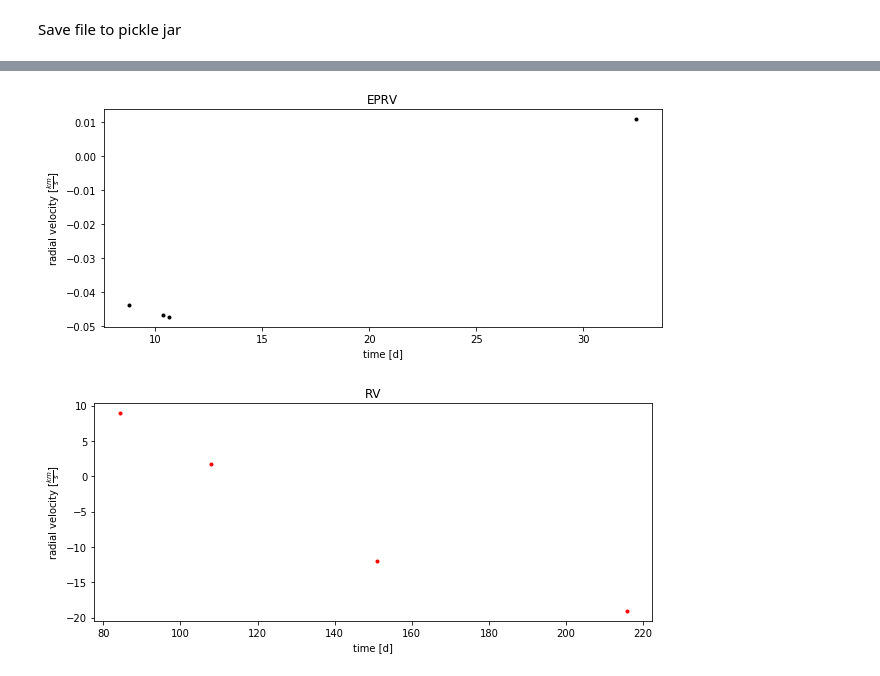
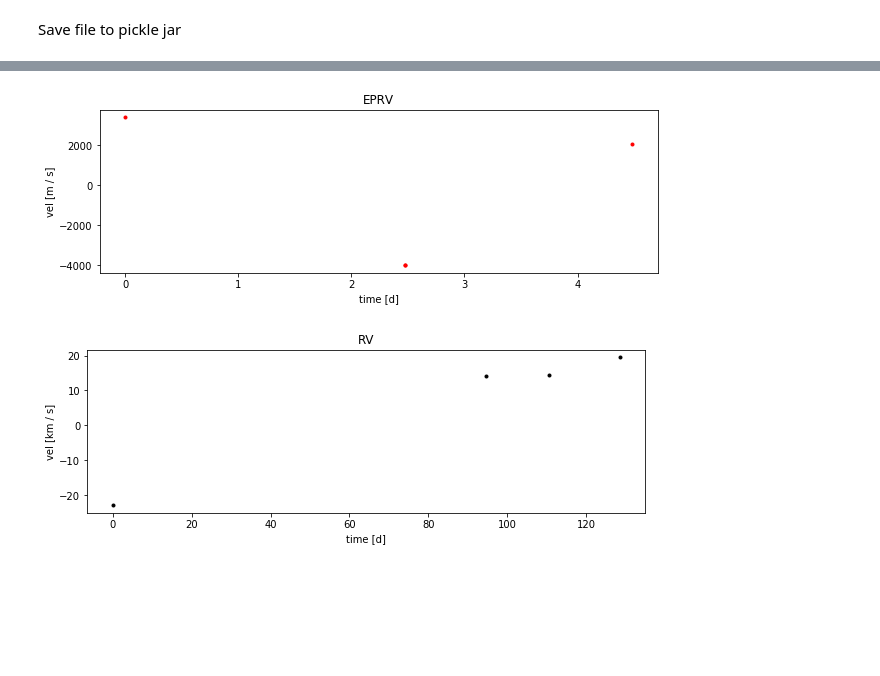
Before and after one commit to mdd423/WobbleSim, a Jupyter notebook: simulacraexample2.0.ipynb, the cells around one changed output, grey strips where cells are left out. Drawn from its saved outputs; the diff is of its cells as text; code cells hidden in the pictures; blank space fills up the shorter version.

```diff
--- a/simulacraexample2.0.ipynb
+++ b/simulacraexample2.0.ipynb
@@ -73,3 +69,7 @@ tellurics_model.humidity    = 50.0
+# %%
+tellurics_model.pressure    = np.random.uniform(870,880,epoches) * u.hPa
+tellurics_model.humidity    = np.random.uniform(45.0,55.0,epoches)
+tellurics_model.temperature = np.random.uniform(300,310,epoches) * u.Kelvin
 # %% [markdown]
 <h2>Star Model</h2>
 Here we define the star model with some temperature, distance, logg, and companion parameters. The logg, T, z, and alpha parameters must correspond to an appropriate atmosphere model from the PHOENIX libraray online. Then also give it some companion parameters that could affect its velocity. This is what we will be trying to find use jabble.
@@ -81,8 +81,8 @@ T    = 4800
 z    = -1.0
 alpha= 0.4
 distance  = 20 * u.lyr
-amplitude = 50 * u.m/u.s
-period    = 65 * u.day
+amplitude = 4 * u.km/u.s
+period    = 6 * u.day
 stellar_model = PhoenixModel(distance,alpha,z,T,logg,target,amplitude,period)
 # %% [output]
 using saved wave file
@@ -95,7 +95,7 @@ from simulacra.detector import Detector, spacing_from_res
 <h2>Detector</h2>
 Here we define our detector giving it an aperature area, resolution, dark current, read noise, and ccd efficiency. All of these can be except area can be given as an array of the same size as the wave_grid (eg. if the detector has varying resolution or noise levels)
 # %%
-resolution = 130_000
+resolution = 100_000
 area = 10 * u.m**2
 exp_times = 8 * np.ones(epoches)* u.minute
 dark_current = 1/u.s
@@ -103,7 +103,7 @@ read_noise   = 1
 ccd_eff      = 0.99
 through_put  = 0.2
 
-delta_x = spacing_from_res(resolution)
+delta_x = spacing_from_res(2*resolution)
 x_grid = np.arange(np.log(wave_min.to(u.Angstrom).value),np.log(wave_max.to(u.Angstrom).value),delta_x)
 wave_grid = np.exp(x_grid) * u.Angstrom
 
@@ -187,14 +185,14 @@ fig, axes = plt.subplots(n_plots,figsize=(20,5 * n_plots),sharex=True,sharey=Tru
 fig.text(0.5, 0.04, 'Wavelength [{}]'.format(plt_unit), ha='center', va='center')
 fig.text(0.06, 0.5, 'Flux', ha='center', va='center', rotation='vertical')
 for i in range(n_plots):
-    axes[i].set_xlim(np.log(9250),np.log(9265))
-    axes[i].set_ylim(-1.2,1.2)
+    axes[i].set_xlim(np.log(9297),np.log(9300))
+#     axes[i].set_ylim(-1.2,1.2)
 #     data.plot_data(axes[i],sort_times[i],xy='x',units=plt_unit,normalize=normalize,nargs=[sigma])
-    data.plot_tellurics(axes[i],sort_times[i],xy='x',units=plt_unit)
+    data.plot_tellurics(axes[i],sort_times[i],xy='x',units=plt_unit)#,normalize=normalize,nargs=[sigma]
 #     data.plot_gas(axes[i],sort_times[i],xy='x',units=plt_unit)
-    data.plot_theory(axes[i],sort_times[i],xy='x',units=plt_unit,normalize=normalize,nargs=[sigma])
-    data.plot_lsf(axes[i],sort_times[i],xy='x',units=plt_unit,normalize=normalize,nargs=[sigma])
-    data.plot_star(axes[i],sort_times[i],xy='x',units=plt_unit,normalize=normalize,nargs=[sigma])
+    data.plot_theory(axes[i],sort_times[i],xy='x',units=plt_unit)
+#     data.plot_lsf(axes[i],sort_times[i],xy='x',units=plt_unit)
+    data.plot_star(axes[i],sort_times[i],xy='x',units=plt_unit)
 plt.savefig('out/datatest5.png')
 plt.show()
 # %% [output]
@@ -232,25 +220,25 @@ theory: <class 'dict'>
 ----temperature: <class 'astropy.units.quantity.Quantity'>
 # %%
 times = at.Time([obs_times[i] + exp_times[i]/2 for i in range(len(obs_times))])
-periodic_times = np.array([(x-at.Time.now()).to(u.day).value % period.to(u.day).value for x in times])
-
 rv = data['data']['rvs'].to(u.km/u.s)
 bc  = target.radial_velocity_correction(obstime=times,location=loc).to(u.km/u.s)
 eprv = rv - bc
 
-plt.figure(figsize=(10,4))
+plt.figure(figsize=(10,3))
 plt.title('EPRV')
-plt.plot(periodic_times,eprv.value,'.k')
-plt.ylabel('radial velocity [$\\frac{km}{s}$]')
+v_unit = u.m/u.s
+plt.plot((times - min(times)).to(u.day).value % period.to(u.day).value,eprv.to(v_unit).value,'.r')
+plt.ylabel('vel [{}]'.format(v_unit))
 plt.xlabel('time [d]')
 plt.show()
 
-plt.figure(figsize=(10,4))
+plt.figure(figsize=(10,3))
 plt.title('RV')
-plt.plot([(x - tstart).to(u.day).value for x in times],rv.value,'.r')
-plt.ylabel('radial velocity [$\\frac{km}{s}$]')
+v_unit = u.km/u.s
+plt.plot((times - min(times)).to(u.day).value,rv.to(v_unit).value,'.k')
+plt.ylabel('vel [{}]'.format(v_unit))
 plt.xlabel('time [d]')
 plt.show()
 # %% [output]
-[figure, old version]
+[figure, new version]
-[figure, old version]
+[figure, new version]
```
Also changed, not shown: parts of 10 cells of this notebook, 4 other files.
